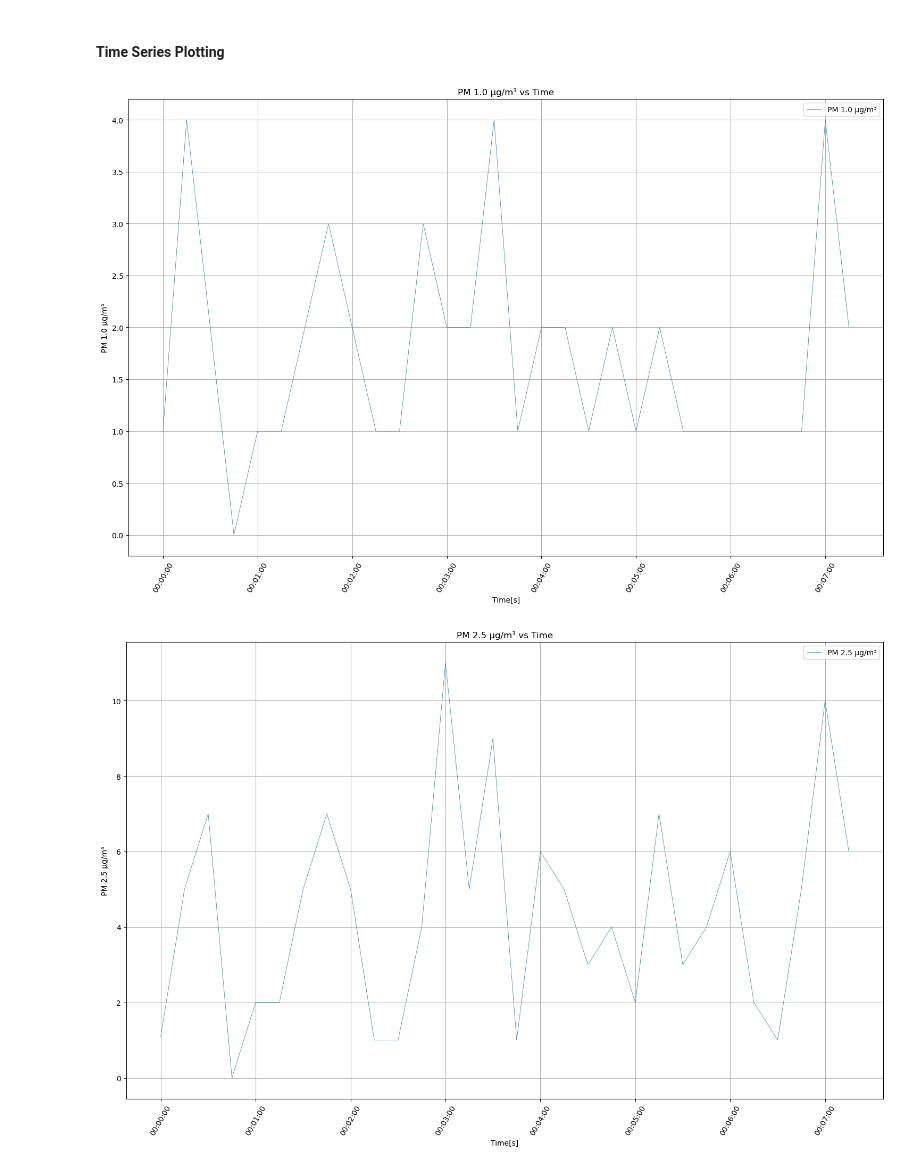
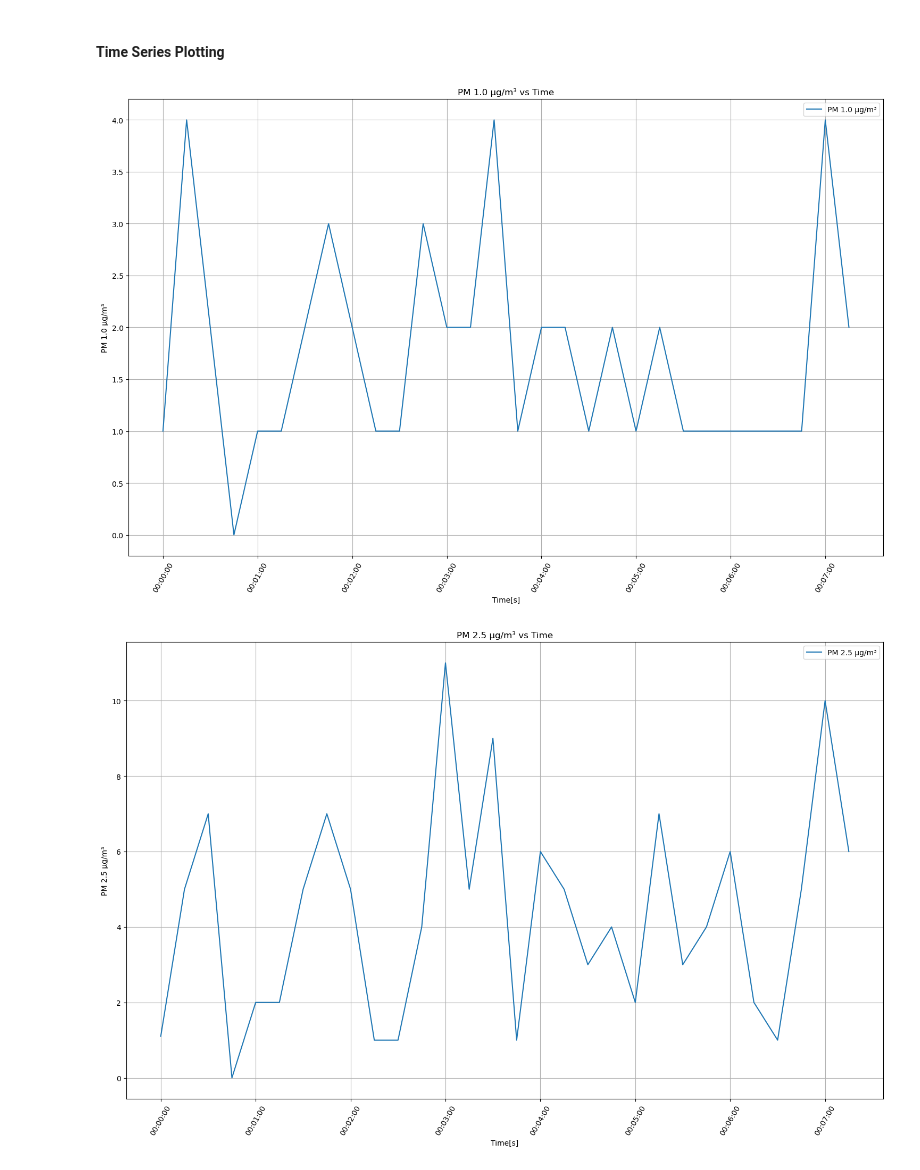
Before and after one commit to Ohm-Rajpal/USRA_Consulting, a Jupyter notebook: DataParser.ipynb, the cells around one changed output. Saved outputs shown, nothing was run; the diff lists cells and outputs as text; code cells hidden in the pictures.

Commit message:
More plots

```diff
--- a/DataParser.ipynb
+++ b/DataParser.ipynb
@@ -243,7 +244,7 @@ def display_time_series(df, start=0, end=df.shape[0], width=0.5, features=df.col
             title = titles.get(column, column) if titles else column
             plot_time_series(timestamps, values, start, end, y_label=column, title=title, width=width)
 # %%
-display_time_series(df, start=0, features=[*PM_list, 'Pressure Pa', 'Humidity %RH', 'Tension V'])
+display_time_series(df, start=0, width=1.5, features=[*PM_list, 'Pressure Pa', 'Humidity %RH', 'Tension V'])
 # %% [output]
-[figure, old version]
+[figure, new version]
-[figure, old version]
+[figure, new version]
```
Also changed, not shown: parts of 4 cells of this notebook, 1 other file.
